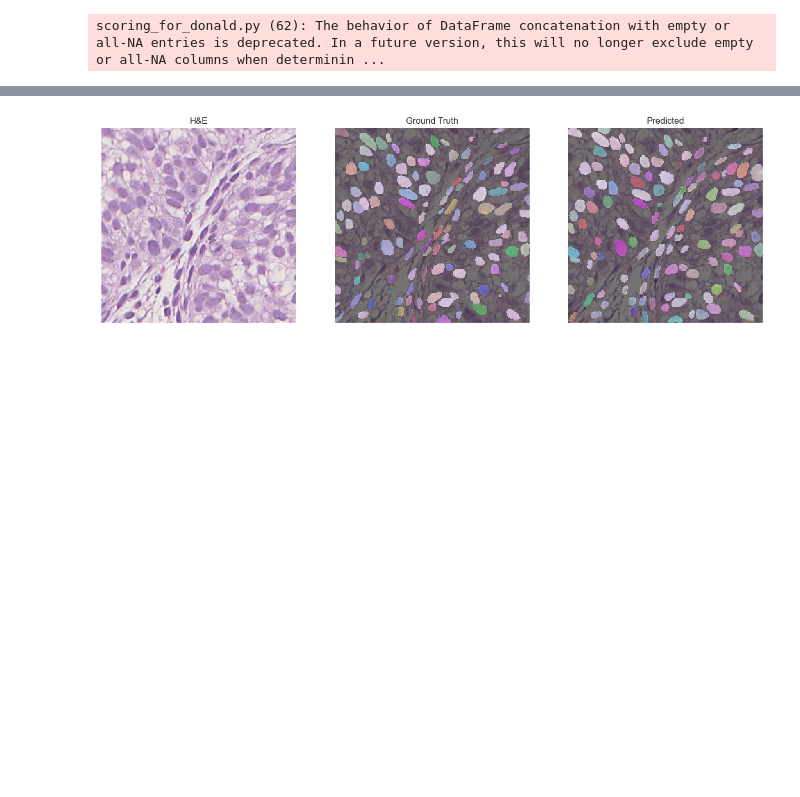
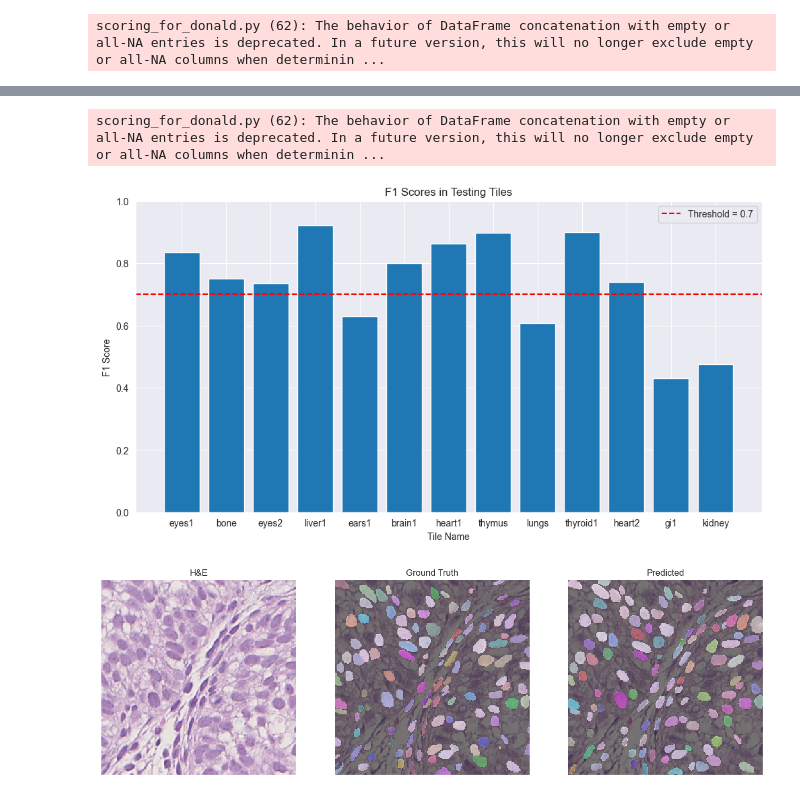
Before and after one commit to donniekramer8/Nuclei-seg-collection, a Jupyter notebook: stardist/monkey/3_5_Test_Model.ipynb, the cells around one changed output, grey strips where cells are left out. Saved outputs shown, nothing was run; the diff lists cells and outputs as text; code cells hidden in the pictures; blank space fills up the shorter version.

Commit message:
made plot for f1 scores for the tiles I've done so far

```diff
--- a/stardist/monkey/3_5_Test_Model.ipynb
+++ b/stardist/monkey/3_5_Test_Model.ipynb
@@ -129,6 +129,24 @@ scoring_for_donald.py (62): The behavior of DataFrame concatenation with empty o
 | 10 | monkey_fetus_40_0451_heart2.tif | 0.6 | 0.732517 | 133 | 40 | 54 | 0.768786 | 0.711230 | 0.585903 | 0.738889 | ... |
 | 11 | monkey_fetus_40_0452_gi1.tif | 0.6 | 0.663691 | 87 | 85 | 145 | 0.505814 | 0.375000 | 0.274448 | 0.430693 | ... |
 | 12 | monkey_fetus_40_0471_kidney.tif | 0.6 | 0.647951 | 91 | 66 | 134 | 0.579618 | 0.404444 | 0.312715 | 0.476440 | ... |
+# %%
+results = scores.score_set()
+names = results['Image']
+names = [name[21:].split(".")[0] for name in names]
+f1_scores = results['F1 Score']
+
+plt.figure(figsize=(12, 6))  # Adjust the width and height as needed
+plt.bar(names, f1_scores,)
+plt.xlabel("Tile Name")
+plt.ylabel("F1 Score")
+plt.title("F1 Scores in Testing Tiles")
+plt.axhline(y=0.7, linestyle='--', color='red', label='Threshold = 0.7')
+plt.ylim(0, 1)
+plt.legend()
+plt.show()
+# %% [output]
+scoring_for_donald.py (62): The behavior of DataFrame concatenation with empty or all-NA entries is deprecated. In a future version, this will no longer exclude empty or all-NA columns when determinin ...
+[figure, added]
 # %%
 ind = 9
 
```
